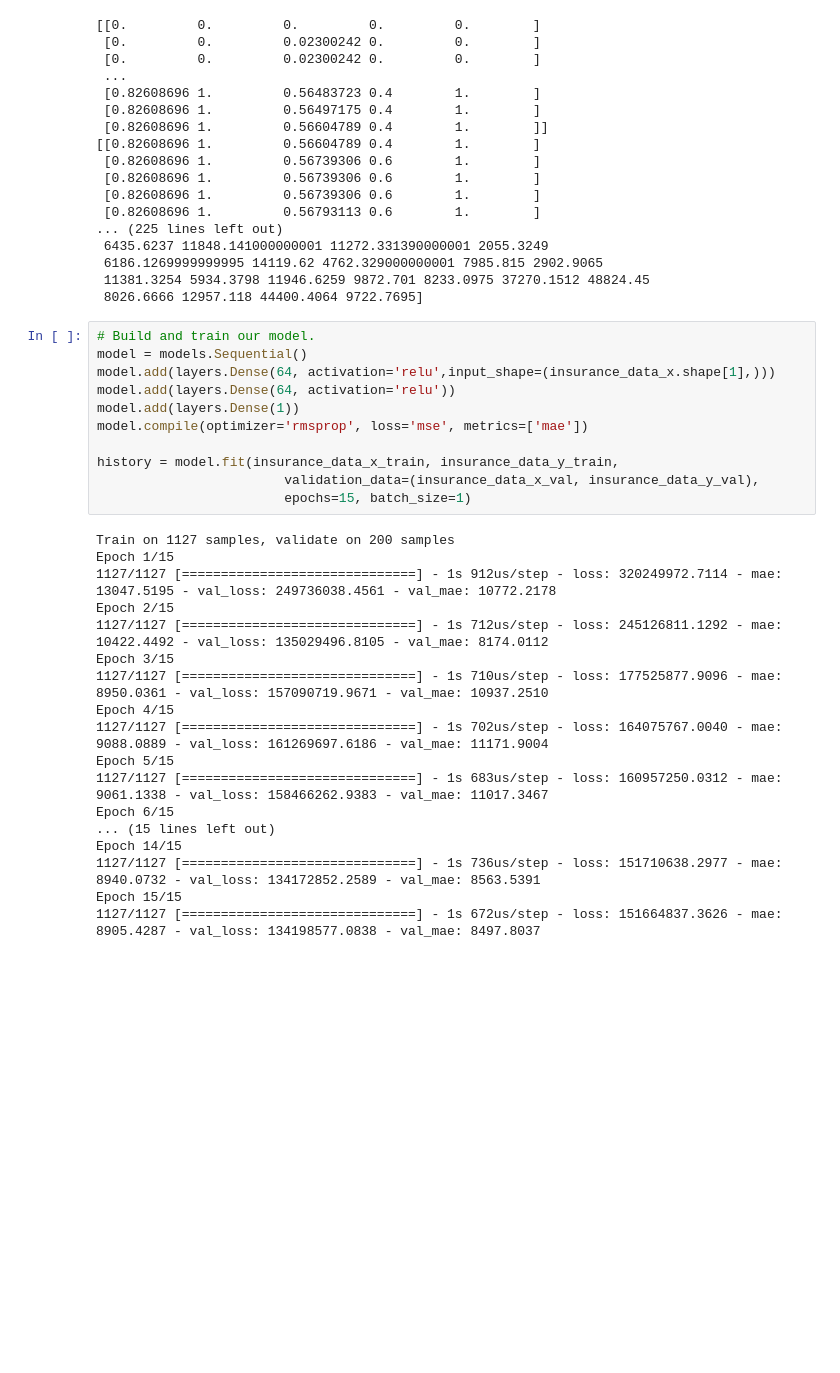
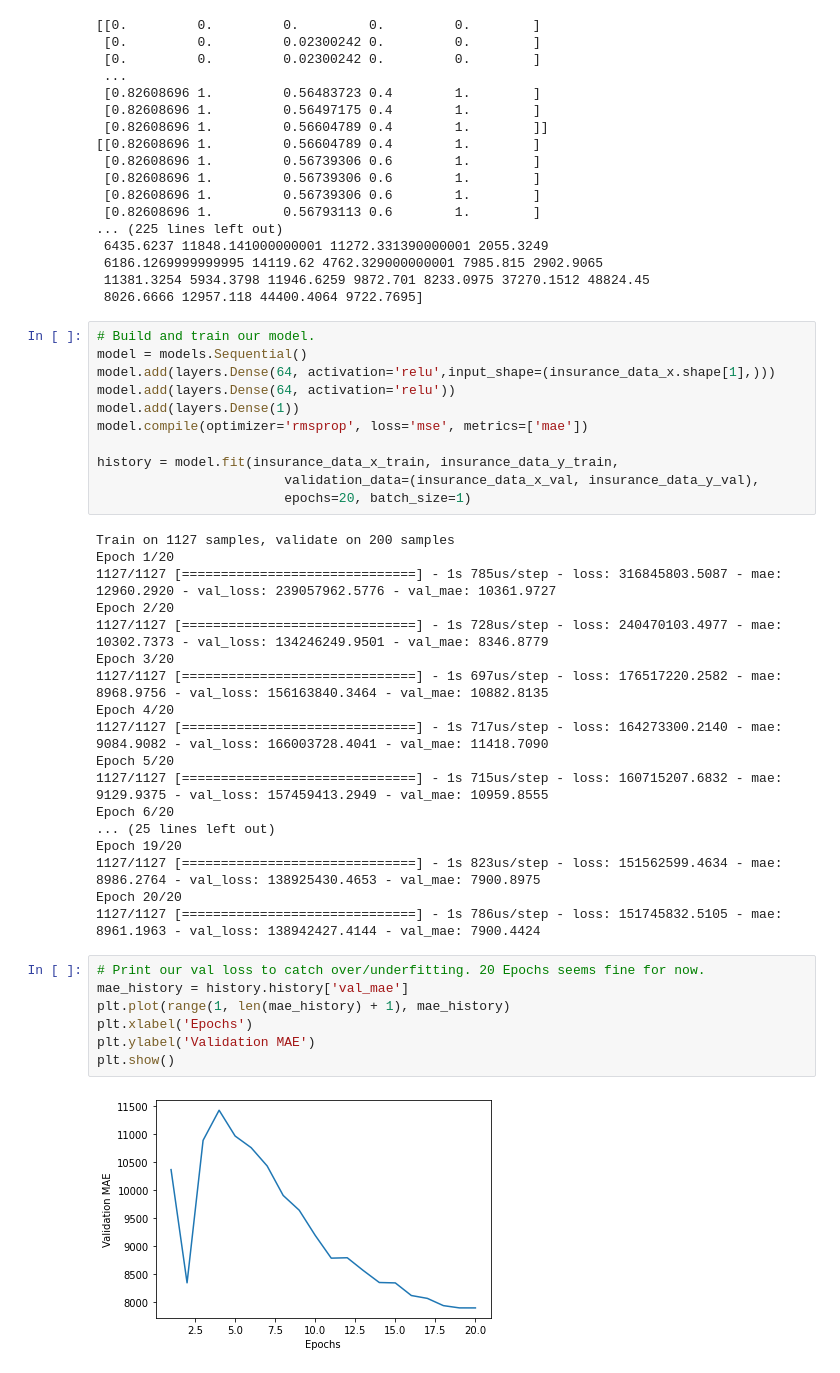
Before and after one commit to baddda/deep-learning-playground, a Jupyter notebook: Medical Cost/medical_cost.ipynb, the cells around one changed output. Drawn from its saved outputs; the diff is of its cells as text; blank space fills up the shorter version.

Commit message:
print loss as graph

```diff
--- a/Medical Cost/medical_cost.ipynb
+++ b/Medical Cost/medical_cost.ipynb
@@ -163,25 +163,34 @@ model.compile(optimizer='rmsprop', loss='mse', metrics=['mae'])
 
 history = model.fit(insurance_data_x_train, insurance_data_y_train,
                         validation_data=(insurance_data_x_val, insurance_data_y_val),
-                        epochs=15, batch_size=1)
+                        epochs=20, batch_size=1)
 # %% [output]
 Train on 1127 samples, validate on 200 samples
-Epoch 1/15
-1127/1127 [==============================] - 1s 912us/step - loss: 320249972.7114 - mae: 13047.5195 - val_loss: 249736038.4561 - val_mae: 10772.2178
-Epoch 2/15
-1127/1127 [==============================] - 1s 712us/step - loss: 245126811.1292 - mae: 10422.4492 - val_loss: 135029496.8105 - val_mae: 8174.0112
-Epoch 3/15
-1127/1127 [==============================] - 1s 710us/step - loss: 177525877.9096 - mae: 8950.0361 - val_loss: 157090719.9671 - val_mae: 10937.2510
-Epoch 4/15
-1127/1127 [==============================] - 1s 702us/step - loss: 164075767.0040 - mae: 9088.0889 - val_loss: 161269697.6186 - val_mae: 11171.9004
-Epoch 5/15
-1127/1127 [==============================] - 1s 683us/step - loss: 160957250.0312 - mae: 9061.1338 - val_loss: 158466262.9383 - val_mae: 11017.3467
-Epoch 6/15
-... (15 lines left out)
-Epoch 14/15
-1127/1127 [==============================] - 1s 736us/step - loss: 151710638.2977 - mae: 8940.0732 - val_loss: 134172852.2589 - val_mae: 8563.5391
-Epoch 15/15
-1127/1127 [==============================] - 1s 672us/step - loss: 151664837.3626 - mae: 8905.4287 - val_loss: 134198577.0838 - val_mae: 8497.8037
+Epoch 1/20
+1127/1127 [==============================] - 1s 785us/step - loss: 316845803.5087 - mae: 12960.2920 - val_loss: 239057962.5776 - val_mae: 10361.9727
+Epoch 2/20
+1127/1127 [==============================] - 1s 728us/step - loss: 240470103.4977 - mae: 10302.7373 - val_loss: 134246249.9501 - val_mae: 8346.8779
+Epoch 3/20
+1127/1127 [==============================] - 1s 697us/step - loss: 176517220.2582 - mae: 8968.9756 - val_loss: 156163840.3464 - val_mae: 10882.8135
+Epoch 4/20
+1127/1127 [==============================] - 1s 717us/step - loss: 164273300.2140 - mae: 9084.9082 - val_loss: 166003728.4041 - val_mae: 11418.7090
+Epoch 5/20
+1127/1127 [==============================] - 1s 715us/step - loss: 160715207.6832 - mae: 9129.9375 - val_loss: 157459413.2949 - val_mae: 10959.8555
+Epoch 6/20
+... (25 lines left out)
+Epoch 19/20
+1127/1127 [==============================] - 1s 823us/step - loss: 151562599.4634 - mae: 8986.2764 - val_loss: 138925430.4653 - val_mae: 7900.8975
+Epoch 20/20
+1127/1127 [==============================] - 1s 786us/step - loss: 151745832.5105 - mae: 8961.1963 - val_loss: 138942427.4144 - val_mae: 7900.4424
+# %%
+# Print our val loss to catch over/underfitting. 20 Epochs seems fine for now.
+mae_history = history.history['val_mae']
+plt.plot(range(1, len(mae_history) + 1), mae_history)
+plt.xlabel('Epochs')
+plt.ylabel('Validation MAE')
+plt.show()
+# %% [output]
+[figure, added]
 # %%
 # Check prediction of our model.
 predictions = model.predict(insurance_data_x_not_used_for_learning)
```
Also changed, not shown: parts of 1 cell of this notebook.
